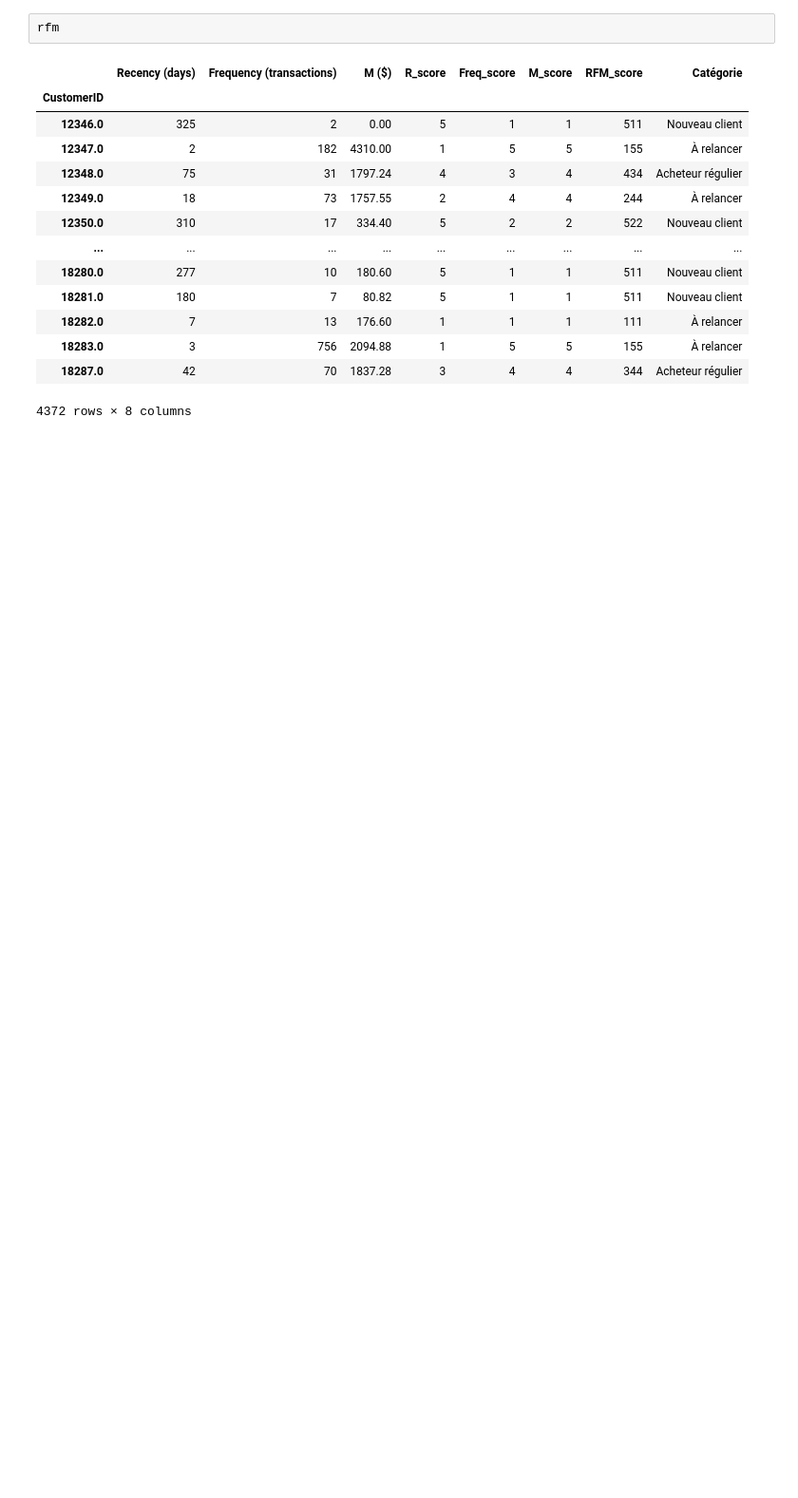
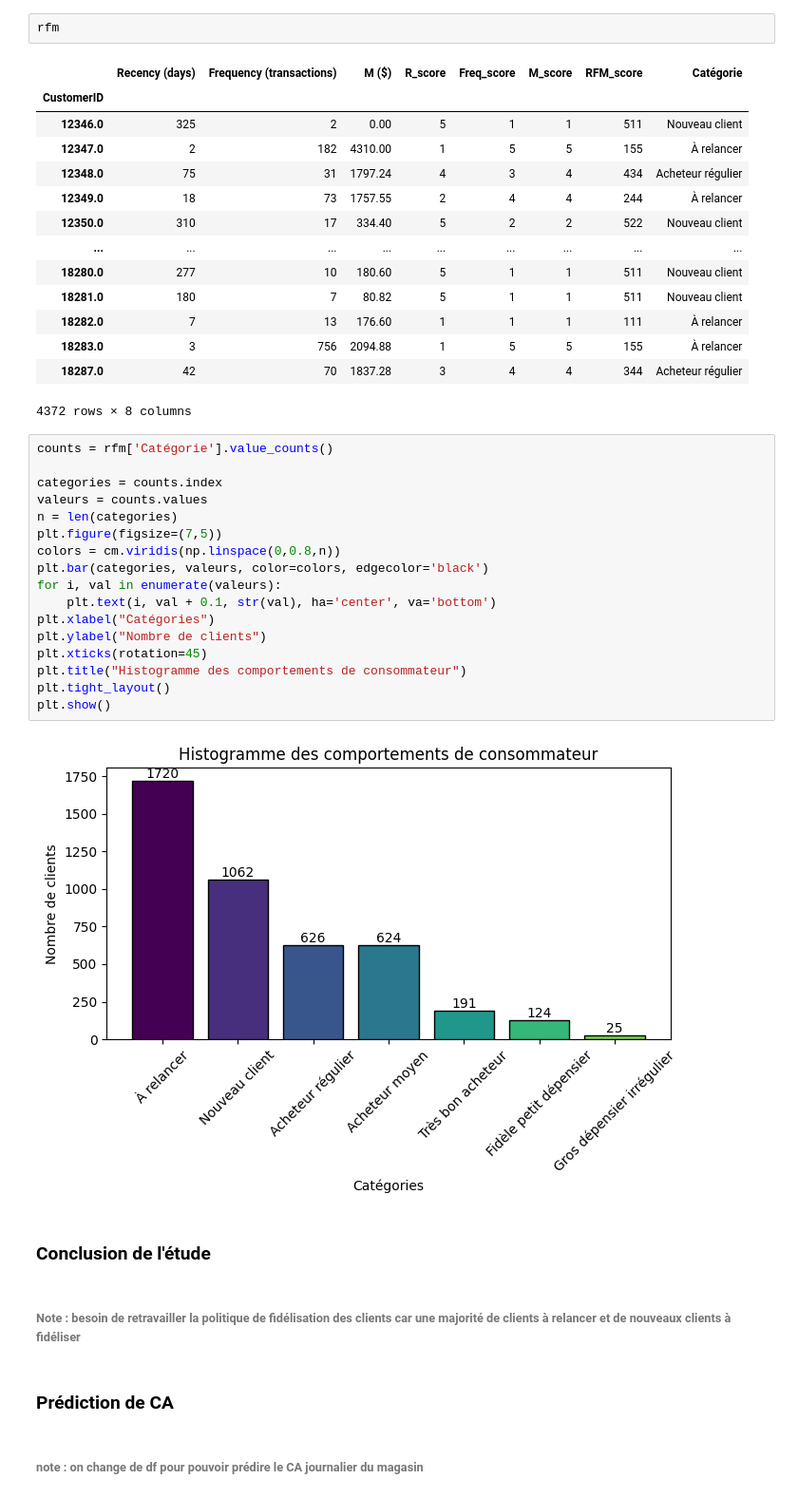
Before and after one commit to TomSheeesh/remise-niveau, a Jupyter notebook: Module4/Module4.ipynb, the cells around one changed output. Shown: that part at 95% size. Saved outputs shown, nothing was run; the diff lists cells and outputs as text; blank space fills up the shorter version.

```diff
--- a/Module4/Module4.ipynb
+++ b/Module4/Module4.ipynb
@@ -303,3 +328,30 @@ rfm
 | 18283.0 | 3 | 756 | 2094.88 | 1 | 5 | 5 | 155 | À relancer |
 | 18287.0 | 42 | 70 | 1837.28 | 3 | 4 | 4 | 344 | Acheteur régulier |
 4372 rows × 8 columns
+# %%
+counts = rfm['Catégorie'].value_counts()
+
+categories = counts.index
+valeurs = counts.values
+n = len(categories)
+plt.figure(figsize=(7,5))
+colors = cm.viridis(np.linspace(0,0.8,n))
+plt.bar(categories, valeurs, color=colors, edgecolor='black')
+for i, val in enumerate(valeurs):
+    plt.text(i, val + 0.1, str(val), ha='center', va='bottom')
+plt.xlabel("Catégories")
+plt.ylabel("Nombre de clients")
+plt.xticks(rotation=45)
+plt.title("Histogramme des comportements de consommateur")
+plt.tight_layout()
+plt.show()
+# %% [output]
+[figure, added]
+# %% [markdown]
+### Conclusion de l'étude
+# %% [markdown]
+###### Note : besoin de retravailler la politique de fidélisation des clients car une majorité de clients à relancer et de nouveaux clients à fidéliser
+# %% [markdown]
+### Prédiction de CA
+# %% [markdown]
+###### note : on change de df pour pouvoir prédire le CA journalier du magasin
```
Also changed, not shown: parts of 33 cells of this notebook.
